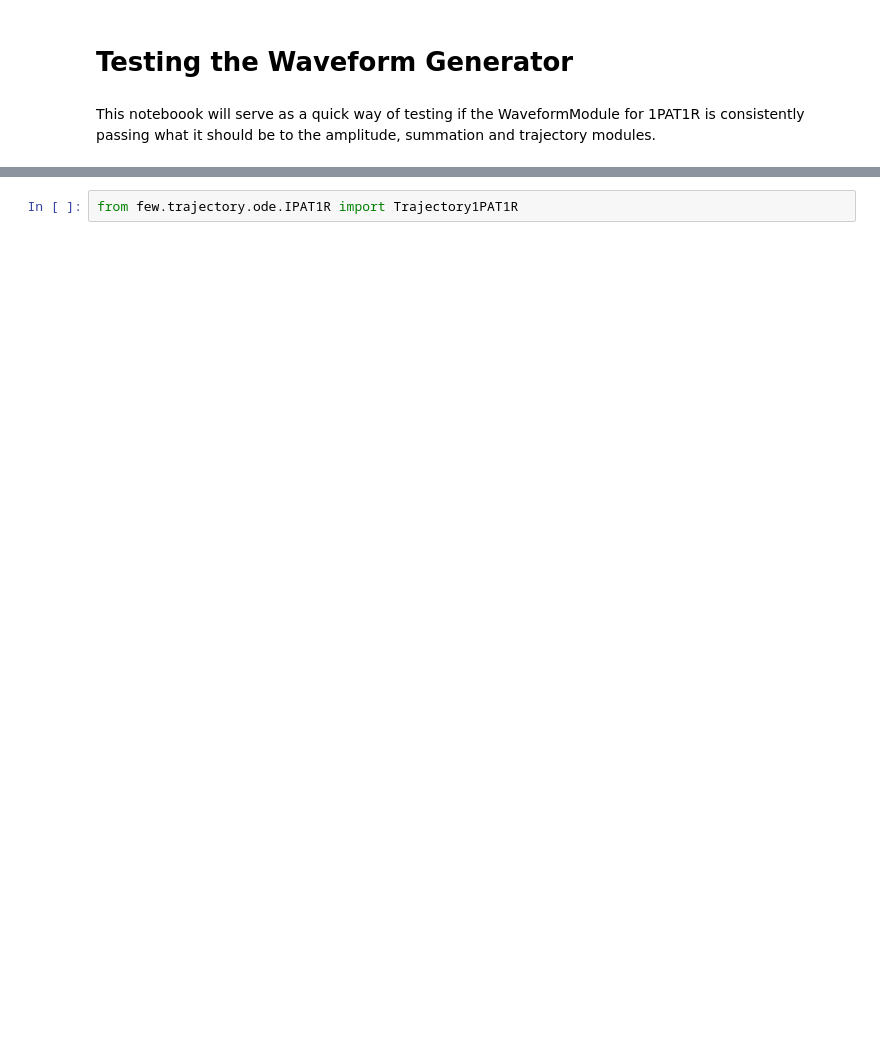
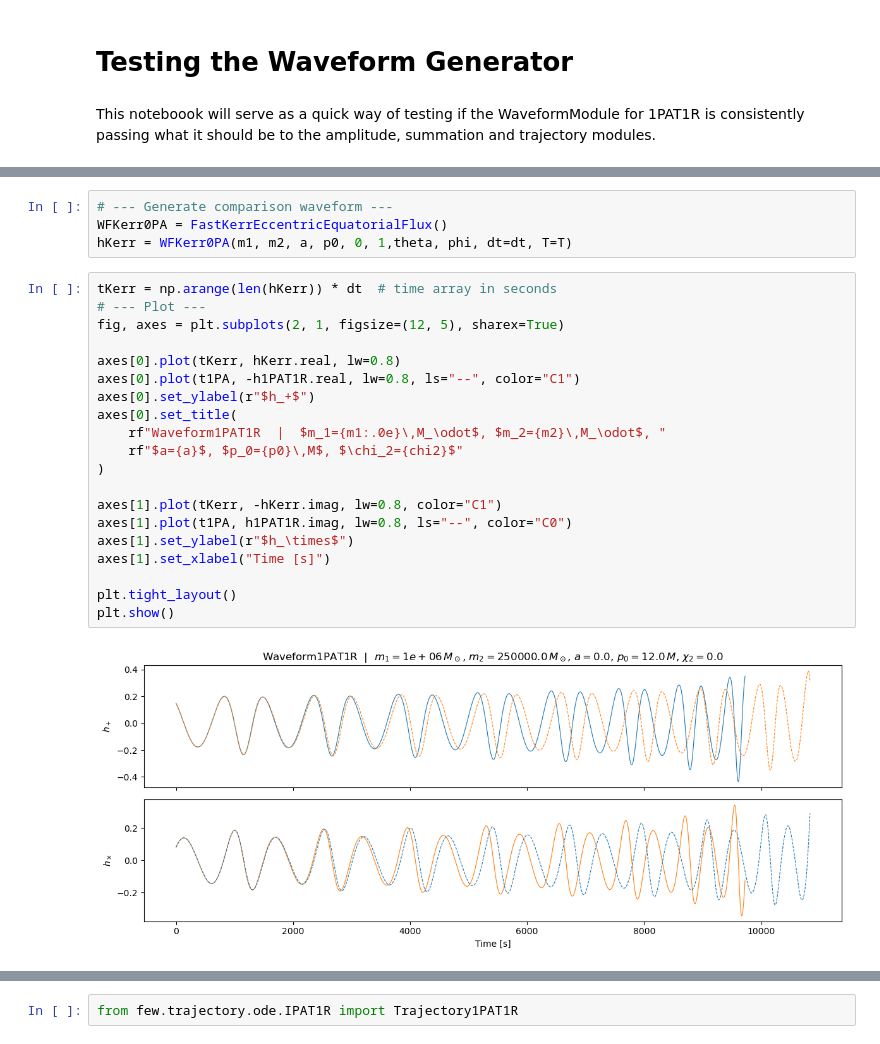
Before and after one commit to joshbmat/Few_1PAT1R_Scripts, a Jupyter notebook: WaveformModule/TestWaveformModule.ipynb, the cells around one changed output, grey strips where cells are left out. Saved outputs shown, nothing was run; the diff lists cells and outputs as text; blank space fills up the shorter version.

```diff
--- a/WaveformModule/TestWaveformModule.ipynb
+++ b/WaveformModule/TestWaveformModule.ipynb
@@ -47 +47,27 @@ plt.show()
+# %%
+# --- Generate comparison waveform ---
+WFKerr0PA = FastKerrEccentricEquatorialFlux()
+hKerr = WFKerr0PA(m1, m2, a, p0, 0, 1,theta, phi, dt=dt, T=T)
+# %%
+tKerr = np.arange(len(hKerr)) * dt  # time array in seconds
+# --- Plot ---
+fig, axes = plt.subplots(2, 1, figsize=(12, 5), sharex=True)
+
+axes[0].plot(tKerr, hKerr.real, lw=0.8)
+axes[0].plot(t1PA, -h1PAT1R.real, lw=0.8, ls="--", color="C1")
+axes[0].set_ylabel(r"$h_+$")
+axes[0].set_title(
+    rf"Waveform1PAT1R  |  $m_1={m1:.0e}\,M_\odot$, $m_2={m2}\,M_\odot$, "
+    rf"$a={a}$, $p_0={p0}\,M$, $\chi_2={chi2}$"
+)
+
+axes[1].plot(tKerr, -hKerr.imag, lw=0.8, color="C1")
+axes[1].plot(t1PA, h1PAT1R.imag, lw=0.8, ls="--", color="C0")
+axes[1].set_ylabel(r"$h_\times$")
+axes[1].set_xlabel("Time [s]")
+
+plt.tight_layout()
+plt.show()
+# %% [output]
+[figure, added]
 # %% [markdown]
```
Also changed, not shown: parts of 9 cells of this notebook.
